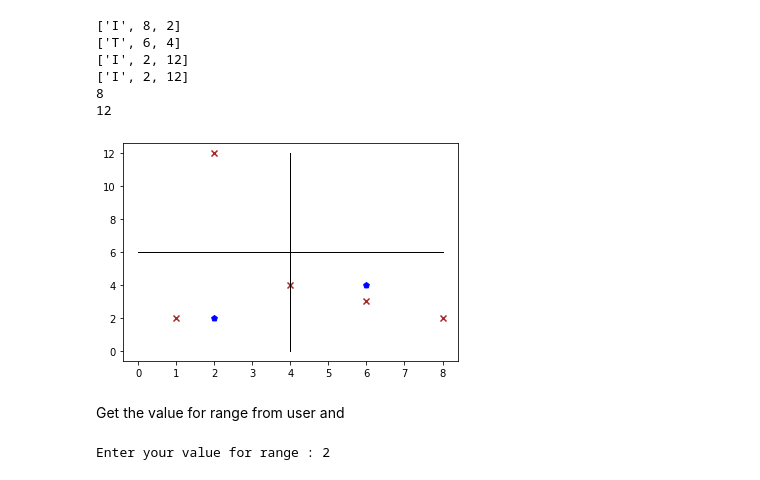
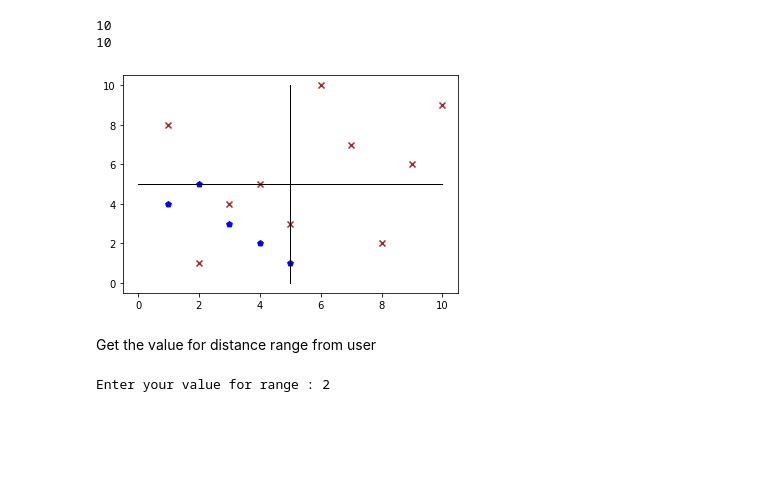
Before and after one commit to spros1/DistanceJoin, a Jupyter notebook: DistanceJoin.ipynb, the cells around one changed output. Cells and saved outputs as stored; diff of their text form; code cells hidden in the pictures; blank space fills up the shorter version.

```diff
--- a/DistanceJoin.ipynb
+++ b/DistanceJoin.ipynb
@@ -24,0 +175,6 @@ print(train)
+# %%
+# Add a new column: COORD which consists of: (X,Y)
+df_inp = df_inp.withColumn("COORD_inp", concat(lit("("), col("inpX"), lit(","), col("inpY"), lit(")")))
+
+print("*** Input Dataframe Transformed")
+df_inp.show(5)
@@ -24,0 +193,3 @@ print(train)
+# %%
+# Add a new column: COORD which consists of: (X,Y)
+df_train = df_train.withColumn("COORD_train", concat(lit("("), col("trainX"), lit(","), col("trainY"), lit(")")))
@@ -25,46 +229,37 @@ print(train)
 # %%
-# first find the max values from each list in order to find the quadrants -> use lamda function in order not to create build in function
-maxX_inp = max(marks, key=lambda x: x[1])
-maxX_trn = max(train, key=lambda x: x[1])
-print(maxX_inp)
-print(maxX_trn)
+# first find the max values from each dataframe in order to find the quadrants
+maxX_inp = df_inp.agg({"inpX":"max"}).first()[0]
+maxX_trn = df_train.agg({"trainX":"max"}).first()[0]
 
-maxY_inp = max(marks, key=lambda x: x[2])
-maxY_trn = max(train, key=lambda x: x[2])
-print(maxY_inp)
-print(maxY_inp)
+maxY_inp = df_inp.agg({"inpY":"max"}).first()[0]
+maxY_trn = df_train.agg({"trainY":"max"}).first()[0]
 
-min_quadran = (max(maxX_inp[1],maxX_trn[1]))
-max_quadran = (max(maxY_inp[2],maxY_trn[2]))
+min_quadran = (max(maxX_inp,maxX_trn))
+max_quadran = (max(maxY_inp,maxY_trn))
+
 print(min_quadran)
 print(max_quadran)
 # %% [output]
-['I', 8, 2]
-['T', 6, 4]
-['I', 2, 12]
-['I', 2, 12]
-8
-12
+10
+10
 # %%
-for a in range(len(marks)):
-  mx = marks[a][1]
-  my = marks[a][2]
-  plt.scatter(mx, my, marker='x', color = 'brown')
+mx = [val.inpX for val in df_inp.select('inpX').collect()]
+my = [val.inpY for val in df_inp.select('inpY').collect()]
+plt.scatter(mx, my, marker='x', color = 'brown')
 
-for b in range(len(train)):
-  tx = train[b][1]
-  ty = train[b][2]
-  plt.scatter(tx, ty, marker='p', color = 'blue')
+tx = [val.trainX for val in df_train.select('trainX').collect()]
+ty = [val.trainY for val in df_train.select('trainY').collect()]
+plt.scatter(tx, ty, marker='p', color = 'blue')
 
 # Draw lines to split quadrants
 plt.plot([min_quadran/2,min_quadran/2],[0,max_quadran], linewidth=1, color='black' )
 plt.plot([0,min_quadran],[max_quadran/2,max_quadran/2], linewidth=1, color='black' )
 
 plt.show()
 # %% [output]
-[figure, old version]
+[figure, new version]
 # %% [markdown]
-Get the value for range from user and
+Get the value for distance range from user
 # %%
 range_val = 0
 try:
```
Also changed, not shown: parts of 32 cells of this notebook.
